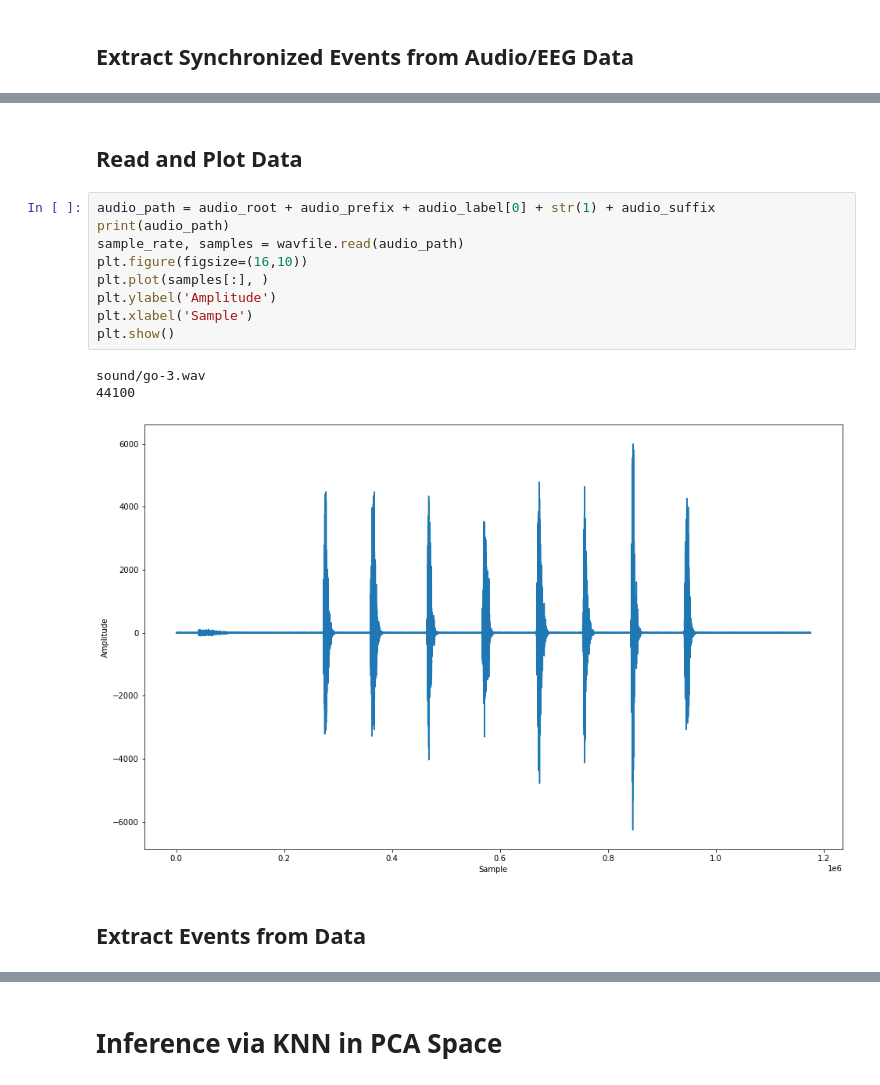
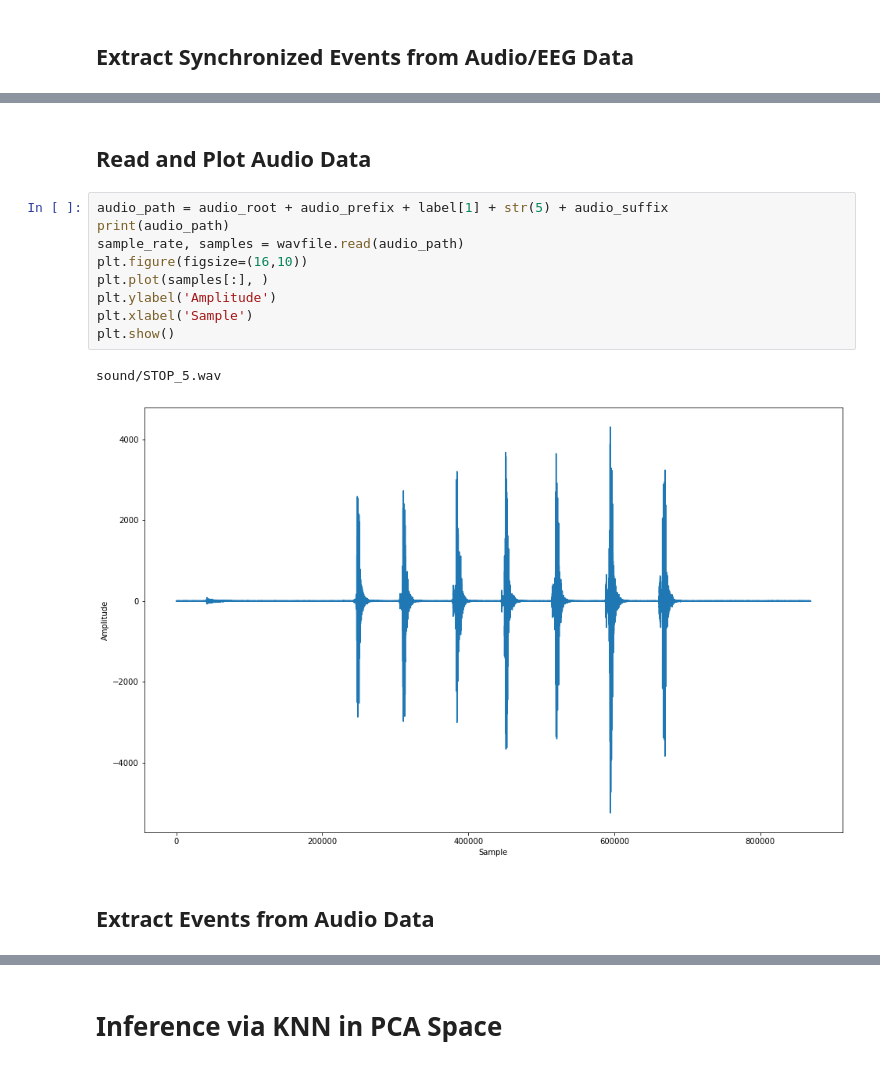
Before and after one commit to d-bi/software-control, a Jupyter notebook: playground.ipynb, the cells around one changed output, grey strips where cells are left out. Saved outputs shown, nothing was run; the diff lists cells and outputs as text.

```diff
--- a/playground.ipynb
+++ b/playground.ipynb
@@ -475,20 +499,19 @@ END
 # %% [markdown]
-## Read and Plot Data
+## Read and Plot Audio Data
 # %%
-audio_path = audio_root + audio_prefix + audio_label[0] + str(1) + audio_suffix
+audio_path = audio_root + audio_prefix + label[1] + str(5) + audio_suffix
 print(audio_path)
 sample_rate, samples = wavfile.read(audio_path)
 plt.figure(figsize=(16,10))
 plt.plot(samples[:], )
 plt.ylabel('Amplitude')
 plt.xlabel('Sample')
 plt.show()
 # %% [output]
-sound/go-3.wav
-44100
+sound/STOP_5.wav
-[figure, old version]
+[figure, new version]
 # %% [markdown]
-## Extract Events from Data
+## Extract Events from Audio Data
 # %%
 AUDIO_EVENT_THRESHOLD_LO = 1
 AUDIO_EVENT_THRESHOLD_HI = 1000
```
Also changed, not shown: parts of 18 cells of this notebook.
